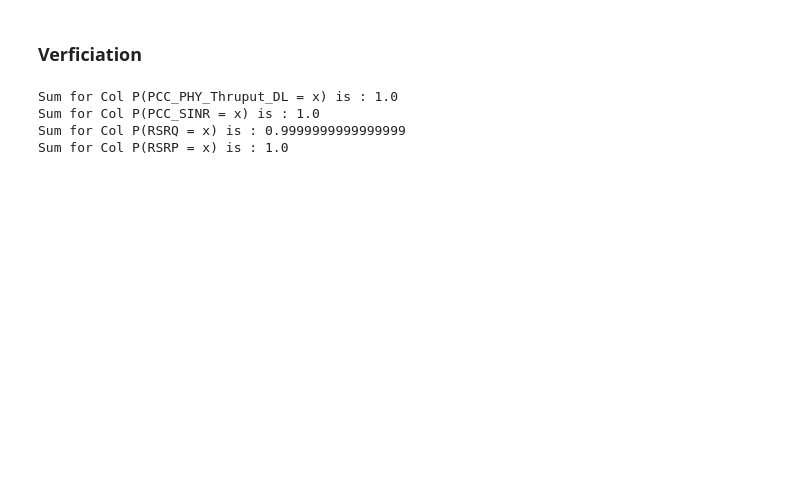
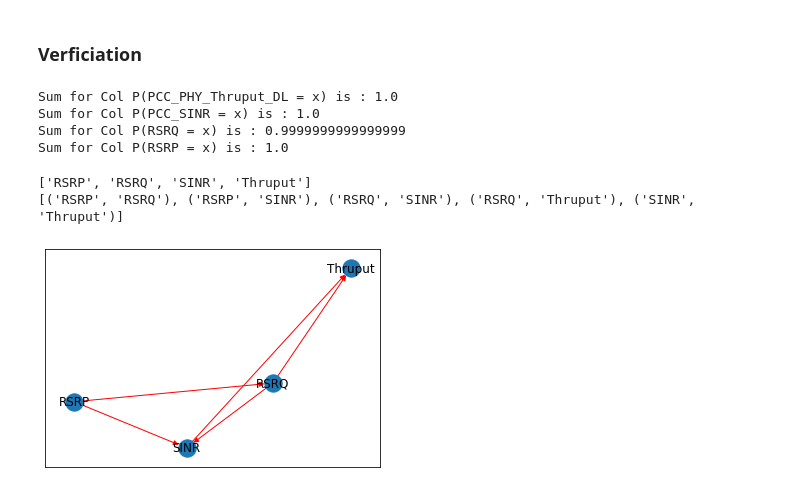
Before and after one commit to SRJaffry/Bayesian_Networks, a Jupyter notebook: Create_Prob_Matrix_with_Channel.ipynb, the cells around one changed output. Cells and saved outputs as stored; diff of their text form; code cells hidden in the pictures; blank space fills up the shorter version.

```diff
--- a/Create_Prob_Matrix_with_Channel.ipynb
+++ b/Create_Prob_Matrix_with_Channel.ipynb
@@ -153,3 +221,36 @@ Sum for Col P(PCC_PHY_Thruput_DL = x) is : 1.0
 Sum for Col P(PCC_SINR = x) is : 1.0
 Sum for Col P(RSRQ = x) is : 0.9999999999999999
 Sum for Col P(RSRP = x) is : 1.0
+# %%
+
+A = "RSRP"
+B = "RSRQ"
+C = "SINR"
+D = "Thruput"
+
+G = nx.DiGraph()
+G.add_node(A)
+G.add_node(B)
+G.add_node(C)
+G.add_node(D)
+G.add_edge(A,B)
+G.add_edge(A,C)
+G.add_edge(B,C)
+G.add_edge(C,D)
+G.add_edge(B,D)
+
+print(G.nodes())
+print(G.edges())
+
+
+pos = nx.spring_layout(G)
+
+nx.draw_networkx_nodes(G, pos)
+nx.draw_networkx_labels(G, pos)
+nx.draw_networkx_edges(G, pos, edge_color='r', arrows = True)
+
+plt.show()
+# %% [output]
+['RSRP', 'RSRQ', 'SINR', 'Thruput']
+[('RSRP', 'RSRQ'), ('RSRP', 'SINR'), ('RSRQ', 'SINR'), ('RSRQ', 'Thruput'), ('SINR', 'Thruput')]
+[figure, added]
```
Also changed, not shown: parts of 7 cells of this notebook.
